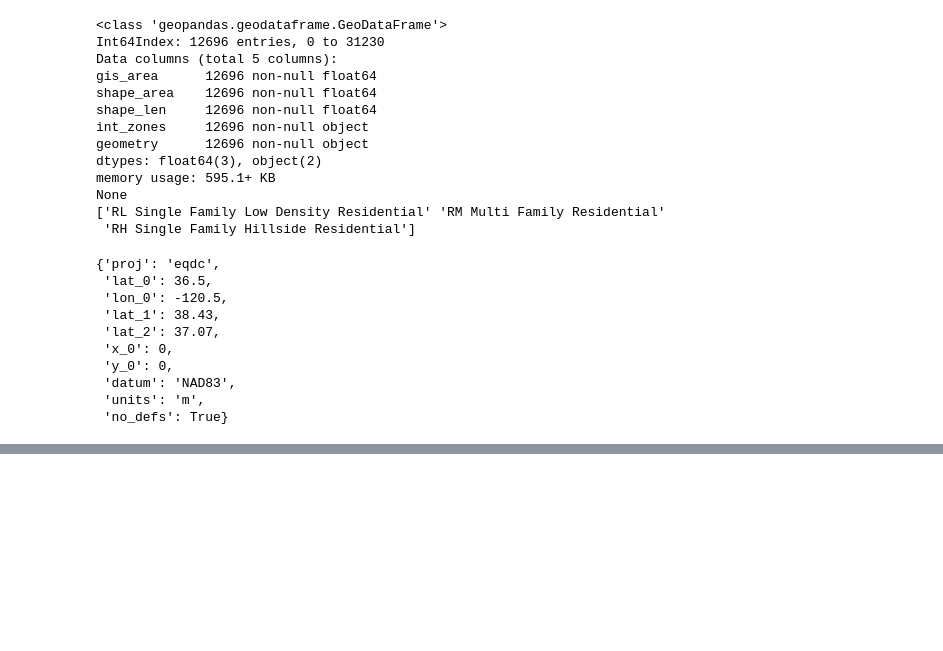
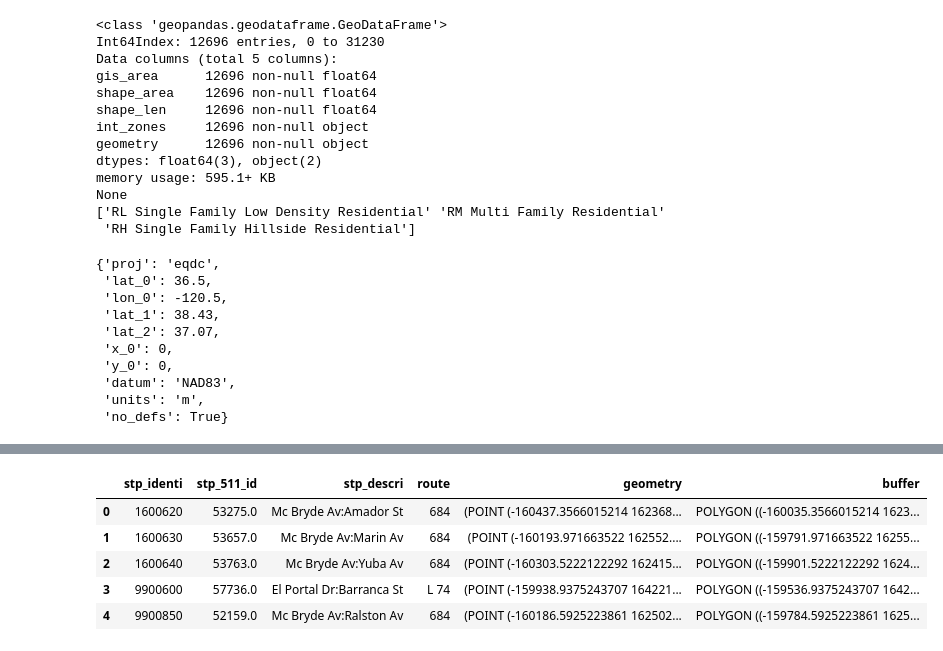
Before and after one commit to bazini627/map674-module-07, a Jupyter notebook: richmond_parcels_bus_stops.ipynb, the cells around one changed output, grey strips where cells are left out. Drawn from its saved outputs; the diff is of its cells as text; code cells hidden in the pictures; blank space fills up the shorter version.

```diff
--- a/richmond_parcels_bus_stops.ipynb
+++ b/richmond_parcels_bus_stops.ipynb
@@ -162,0 +176,13 @@ parcels_eqdc_resi_over5k.crs
+# %%
+# Oof, think I can move onto the buffering now
+# Create a buffer column of 402 meters (1/4 mile) in our bus layer
+bus_stops_eqdc['buffer'] = bus_stops_eqdc.buffer(402)
+# note they are now polygons in meters
+bus_stops_eqdc.head()
+# %% [output]
+|  | stp_identi | stp_511_id | stp_descri | route | geometry | buffer |
+| 0 | 1600620 | 53275.0 | Mc Bryde Av:Amador St | 684 | (POINT (-160437.3566015214 162368... | POLYGON ((-160035.3566015214 1623... |
+| 1 | 1600630 | 53657.0 | Mc Bryde Av:Marin Av | 684 | (POINT (-160193.971663522 162552.... | POLYGON ((-159791.971663522 16255... |
+| 2 | 1600640 | 53763.0 | Mc Bryde Av:Yuba Av | 684 | (POINT (-160303.5222122292 162415... | POLYGON ((-159901.5222122292 1624... |
+| 3 | 9900600 | 57736.0 | El Portal Dr:Barranca St | L 74 | (POINT (-159938.9375243707 164221... | POLYGON ((-159536.9375243707 1642... |
+| 4 | 9900850 | 52159.0 | Mc Bryde Av:Ralston Av | 684 | (POINT (-160186.5925223861 162502... | POLYGON ((-159784.5925223861 1625... |
```
Also changed, not shown: parts of 3 cells of this notebook, 5 other files.
